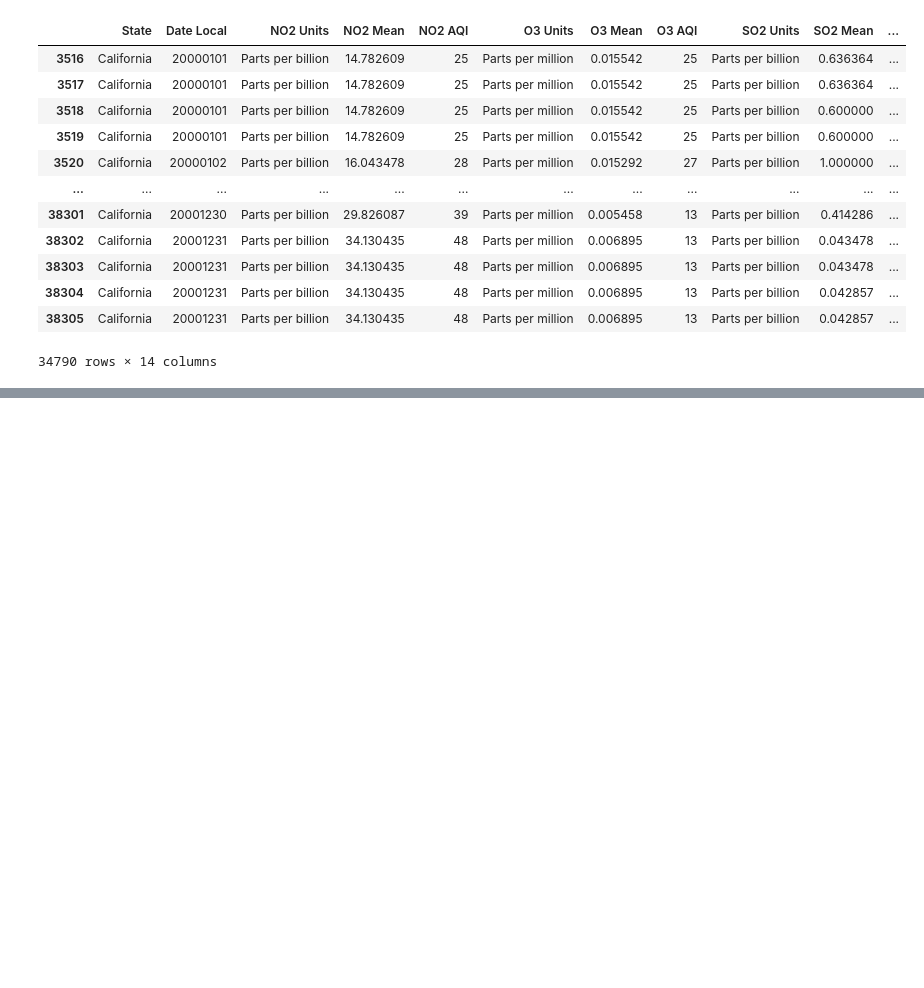
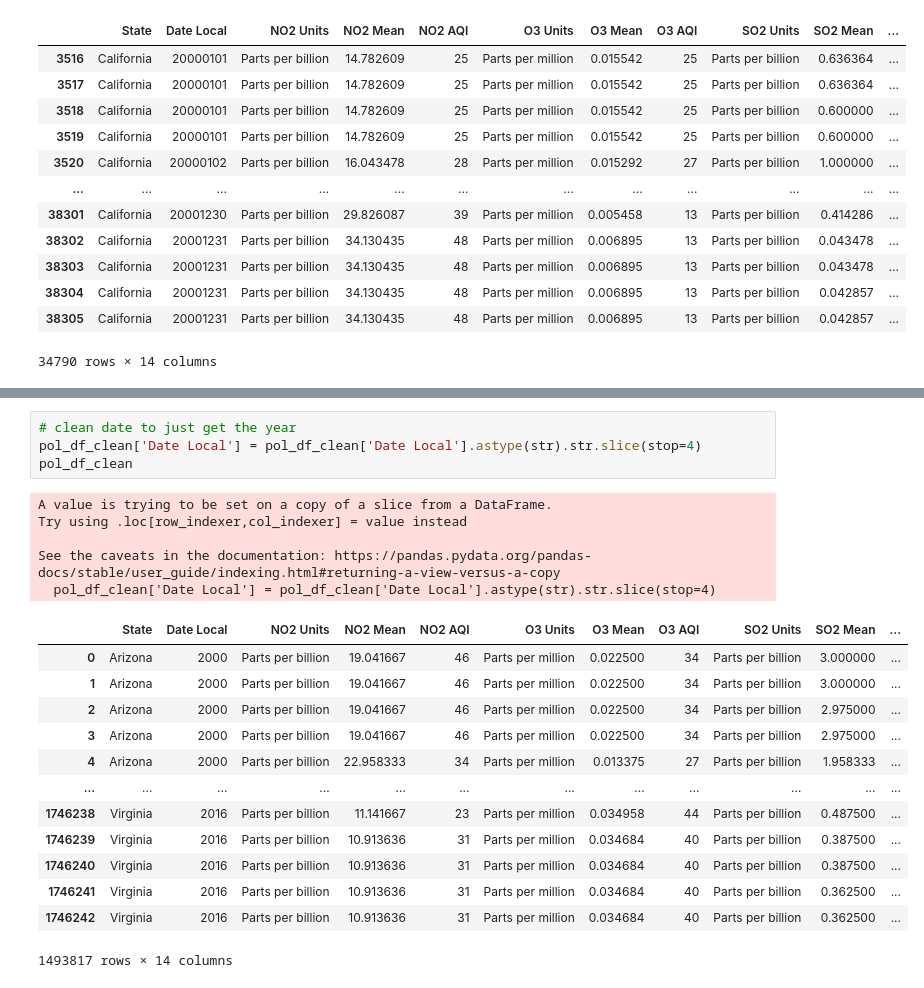
Before and after one commit to bleeclt/pro1group, a Jupyter notebook: natural_disaster_and_pollution.ipynb, the cells around one changed output, grey strips where cells are left out. Saved outputs shown, nothing was run; the diff lists cells and outputs as text; blank space fills up the shorter version.

```diff
--- a/natural_disaster_and_pollution.ipynb
+++ b/natural_disaster_and_pollution.ipynb
@@ -333,0 +300,23 @@ for row in pollution_df_clean:
+# %%
+# clean date to just get the year
+pol_df_clean['Date Local'] = pol_df_clean['Date Local'].astype(str).str.slice(stop=4)
+pol_df_clean
+# %% [output]
+A value is trying to be set on a copy of a slice from a DataFrame.
+Try using .loc[row_indexer,col_indexer] = value instead
+
+See the caveats in the documentation: https://pandas.pydata.org/pandas-docs/stable/user_guide/indexing.html#returning-a-view-versus-a-copy
+  pol_df_clean['Date Local'] = pol_df_clean['Date Local'].astype(str).str.slice(stop=4)
+|  | State | Date Local | NO2 Units | NO2 Mean | NO2 AQI | O3 Units | O3 Mean | O3 AQI | SO2 Units | SO2 Mean | ... |
+| 0 | Arizona | 2000 | Parts per billion | 19.041667 | 46 | Parts per million | 0.022500 | 34 | Parts per billion | 3.000000 | ... |
+| 1 | Arizona | 2000 | Parts per billion | 19.041667 | 46 | Parts per million | 0.022500 | 34 | Parts per billion | 3.000000 | ... |
+| 2 | Arizona | 2000 | Parts per billion | 19.041667 | 46 | Parts per million | 0.022500 | 34 | Parts per billion | 2.975000 | ... |
+| 3 | Arizona | 2000 | Parts per billion | 19.041667 | 46 | Parts per million | 0.022500 | 34 | Parts per billion | 2.975000 | ... |
+| 4 | Arizona | 2000 | Parts per billion | 22.958333 | 34 | Parts per million | 0.013375 | 27 | Parts per billion | 1.958333 | ... |
+| ... | ... | ... | ... | ... | ... | ... | ... | ... | ... | ... | ... |
+| 1746238 | Virginia | 2016 | Parts per billion | 11.141667 | 23 | Parts per million | 0.034958 | 44 | Parts per billion | 0.487500 | ... |
+| 1746239 | Virginia | 2016 | Parts per billion | 10.913636 | 31 | Parts per million | 0.034684 | 40 | Parts per billion | 0.387500 | ... |
+| 1746240 | Virginia | 2016 | Parts per billion | 10.913636 | 31 | Parts per million | 0.034684 | 40 | Parts per billion | 0.387500 | ... |
+| 1746241 | Virginia | 2016 | Parts per billion | 10.913636 | 31 | Parts per million | 0.034684 | 40 | Parts per billion | 0.362500 | ... |
+| 1746242 | Virginia | 2016 | Parts per billion | 10.913636 | 31 | Parts per million | 0.034684 | 40 | Parts per billion | 0.362500 | ... |
+1493817 rows × 14 columns
```
Also changed, not shown: parts of 7 cells of this notebook.
